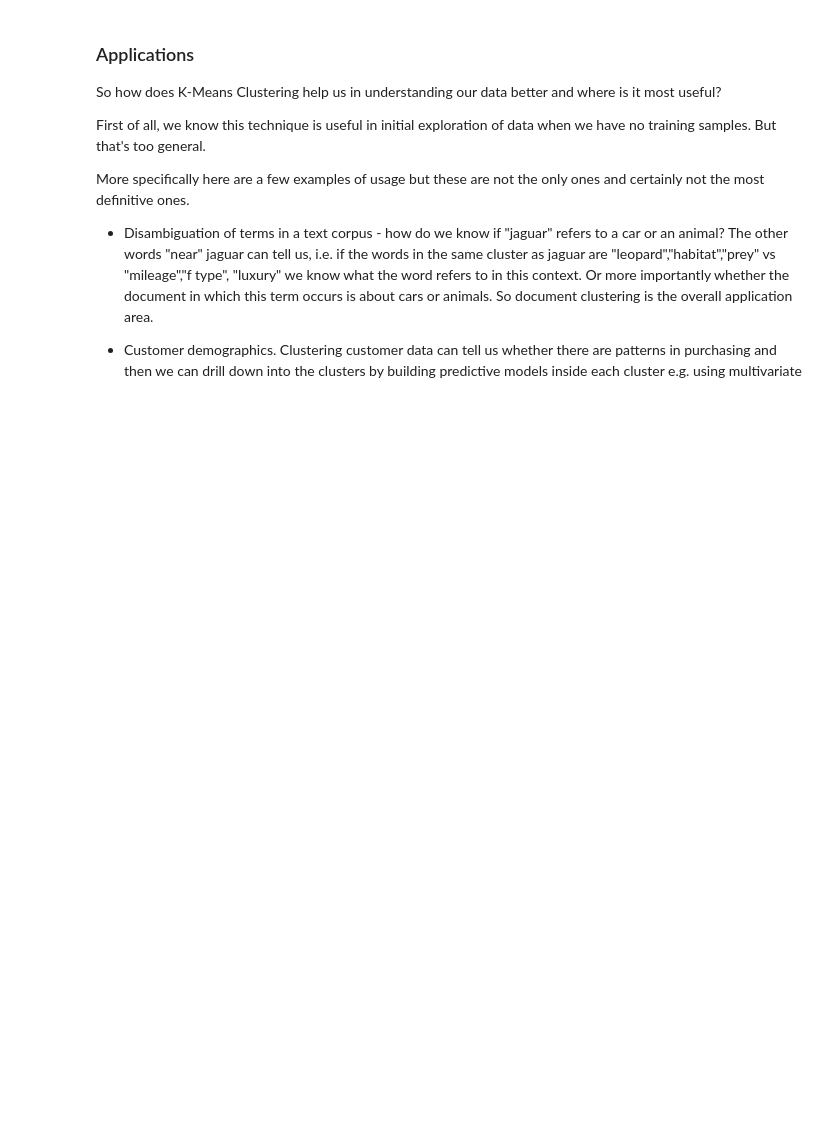
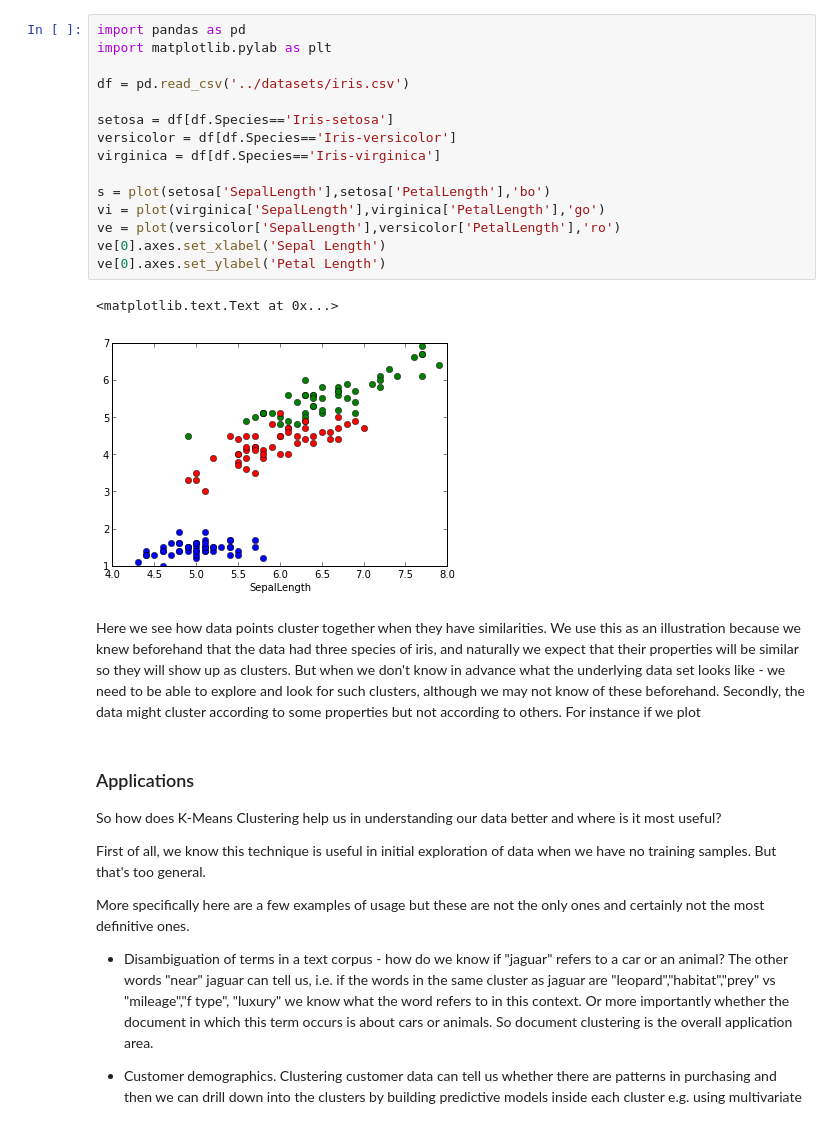
Before and after one commit to nborwankar/opendatasci, a Jupyter notebook: notebooks/D1. K-Means Clustering - Overview.ipynb, the cells around one changed output. Saved outputs shown, nothing was run; the diff lists cells and outputs as text; blank space fills up the shorter version.

```diff
--- a/notebooks/D1. K-Means Clustering - Overview.ipynb
+++ b/notebooks/D1. K-Means Clustering - Overview.ipynb
@@ -45,3 +44,24 @@ Show initial data set - then intermediate step then final colored example ]]
+# %%
+import pandas as pd
+import matplotlib.pylab as plt
+
+df = pd.read_csv('../datasets/iris.csv')
+
+setosa = df[df.Species=='Iris-setosa']
+versicolor = df[df.Species=='Iris-versicolor']
+virginica = df[df.Species=='Iris-virginica']
+
+s = plot(setosa['SepalLength'],setosa['PetalLength'],'bo')
+vi = plot(virginica['SepalLength'],virginica['PetalLength'],'go')
+ve = plot(versicolor['SepalLength'],versicolor['PetalLength'],'ro')
+ve[0].axes.set_xlabel('Sepal Length')
+ve[0].axes.set_ylabel('Petal Length')
+# %% [output]
+<matplotlib.text.Text at 0x...>
+[figure, added]
+# %% [markdown]
+Here we see how data points cluster together when they have similarities.  We use this as an illustration because we knew beforehand that the data had three species of iris, and naturally we expect that their properties will be similar so they will show up as clusters.  But when we don't know in advance what the underlying data set looks like - we need to be able to explore and look for such clusters, although we may not know of these beforehand. Secondly, the data might cluster according to some properties but not according to others.
+For instance if we plot
 # %% [markdown]
 
 ### Applications
```
Also changed, not shown: parts of 2 cells of this notebook, 12 other files.
